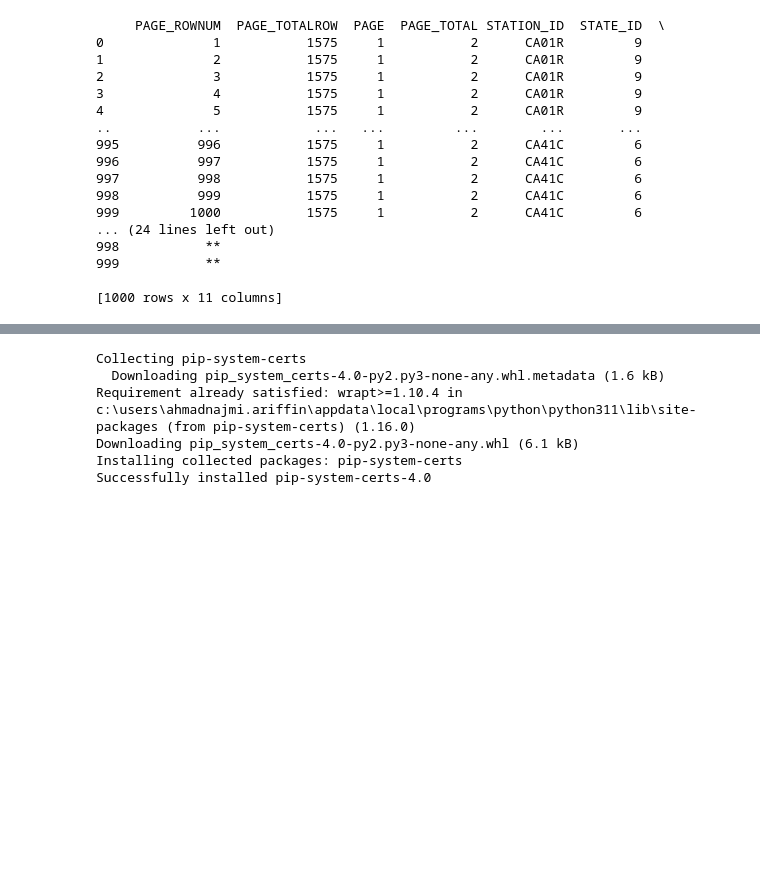
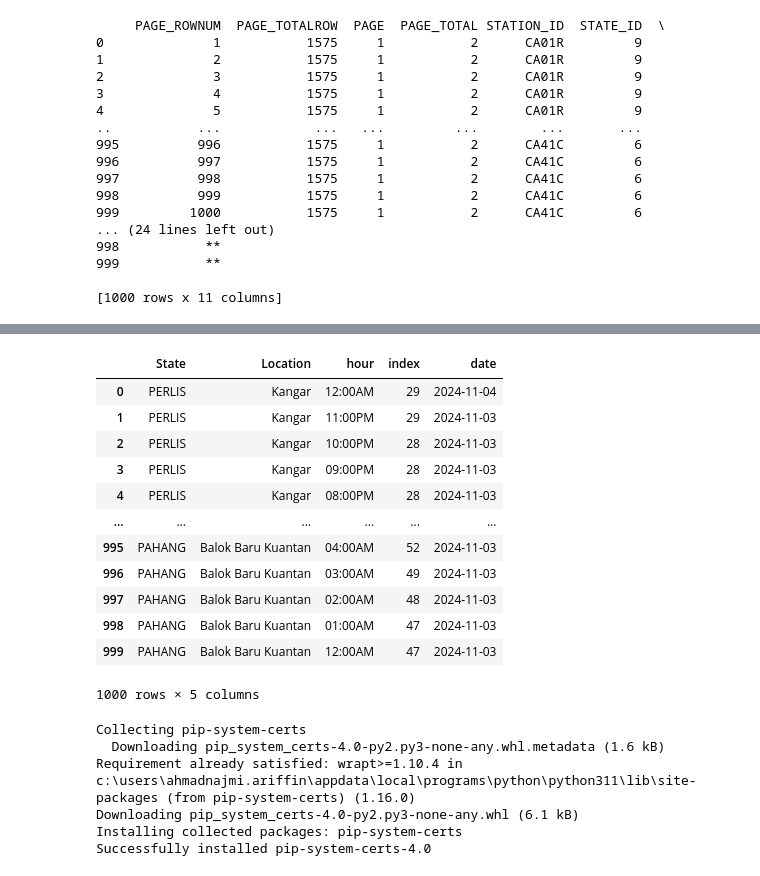
Before and after one commit to booluckgmie/sharecode, a Jupyter notebook: data_apims/apiweather.ipynb, the cells around one changed output, grey strips where cells are left out. Saved outputs shown, nothing was run; the diff lists cells and outputs as text; code cells hidden in the pictures; blank space fills up the shorter version.

```diff
--- a/data_apims/apiweather.ipynb
+++ b/data_apims/apiweather.ipynb
@@ -60,3 +61,35 @@ df
+# %%
+# Extract state and location from STATION_LOCATION
+df[['Location', 'State']] = df['STATION_LOCATION'].str.split(', ', expand=True)
+
+# Convert DATETIME to datetime object and extract hour and date
+df['DATETIME'] = pd.to_datetime(df['DATETIME'])
+df['hour'] = df['DATETIME'].dt.strftime('%I:%M%p')
+df['date'] = df['DATETIME'].dt.date
+
+# Create index column
+df['index'] = df['API']  # Adjusting index to start from 1
+
+# Select relevant columns
+df2 = df[['State', 'Location', 'hour', 'index', 'date']]
+df2
+# # Save to CSV by day
+# for date, group in final_df.groupby('date'):
+#     group.to_csv(f'data_{date}.csv', index=False)
+# %% [output]
+|  | State | Location | hour | index | date |
+| 0 | PERLIS | Kangar | 12:00AM | 29 | 2024-11-04 |
+| 1 | PERLIS | Kangar | 11:00PM | 29 | 2024-11-03 |
+| 2 | PERLIS | Kangar | 10:00PM | 28 | 2024-11-03 |
+| 3 | PERLIS | Kangar | 09:00PM | 28 | 2024-11-03 |
+| 4 | PERLIS | Kangar | 08:00PM | 28 | 2024-11-03 |
+| ... | ... | ... | ... | ... | ... |
+| 995 | PAHANG | Balok Baru Kuantan | 04:00AM | 52 | 2024-11-03 |
+| 996 | PAHANG | Balok Baru Kuantan | 03:00AM | 49 | 2024-11-03 |
+| 997 | PAHANG | Balok Baru Kuantan | 02:00AM | 48 | 2024-11-03 |
+| 998 | PAHANG | Balok Baru Kuantan | 01:00AM | 47 | 2024-11-03 |
+| 999 | PAHANG | Balok Baru Kuantan | 12:00AM | 47 | 2024-11-03 |
+1000 rows × 5 columns
 # %%
 !pip install pip-system-certs
 # %% [output]
```
Also changed, not shown: parts of 8 cells of this notebook.
